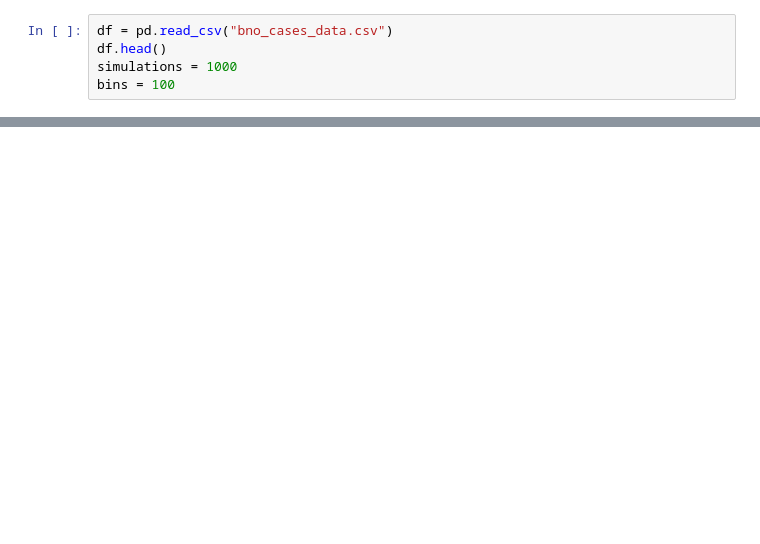
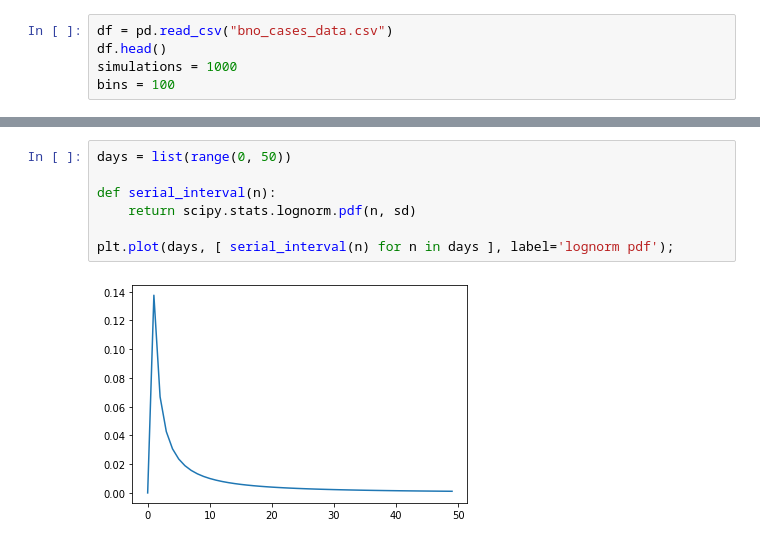
Before and after one commit to rogeriochaves/covid19-estimation-from-deaths, a Jupyter notebook: covid19.ipynb, the cells around one changed output, grey strips where cells are left out. Drawn from its saved outputs; the diff is of its cells as text; blank space fills up the shorter version.

```diff
--- a/covid19.ipynb
+++ b/covid19.ipynb
@@ -21,3 +22,12 @@ plt.title("Serial Interval");
+# %%
+days = list(range(0, 50))
+
+def serial_interval(n):
+    return scipy.stats.lognorm.pdf(n, sd)
+
+plt.plot(days, [ serial_interval(n) for n in days ], label='lognorm pdf');
+# %% [output]
+[figure, added]
 # %%
 shape = 4.726
 rate = 0.3151
```
Also changed, not shown: parts of 8 cells of this notebook.
